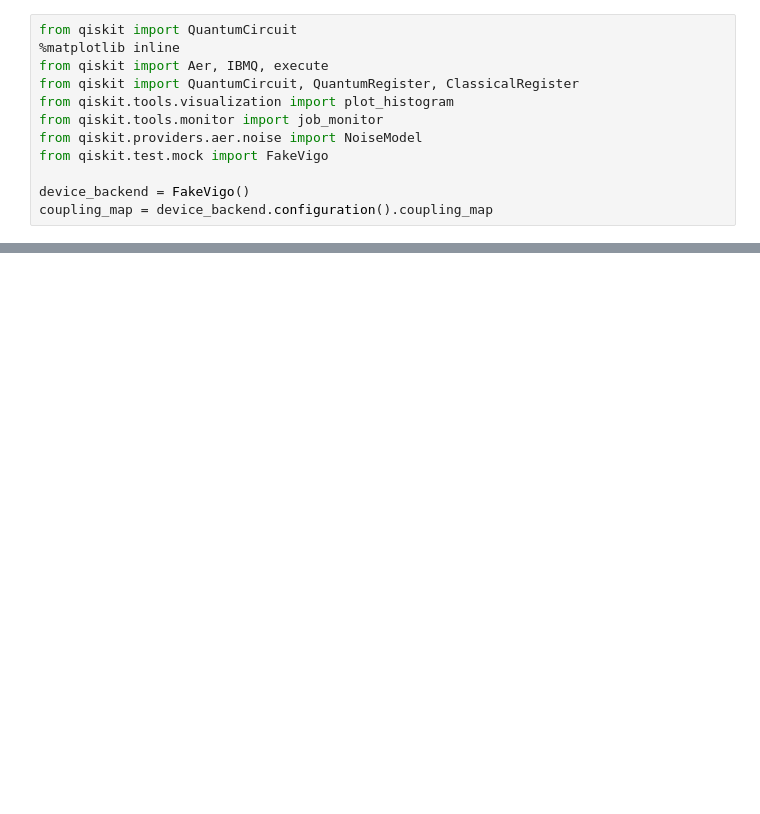
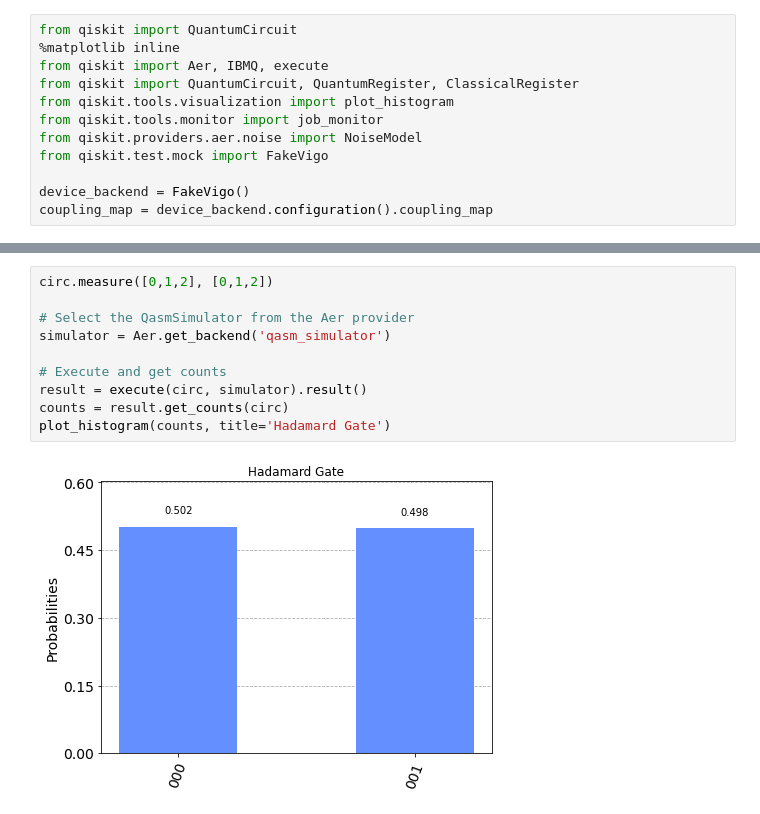
Before and after one commit to maggie-bao202/Quantum-Decoherence, a Jupyter notebook: main.ipynb, the cells around one changed output, grey strips where cells are left out. Drawn from its saved outputs; the diff is of its cells as text; blank space fills up the shorter version.

```diff
--- a/main.ipynb
+++ b/main.ipynb
@@ -12,0 +19,12 @@ coupling_map = device_backend.configuration().coupling_map
+# %%
+circ.measure([0,1,2], [0,1,2])
+
+# Select the QasmSimulator from the Aer provider
+simulator = Aer.get_backend('qasm_simulator')
+
+# Execute and get counts
+result = execute(circ, simulator).result()
+counts = result.get_counts(circ)
+plot_histogram(counts, title='Hadamard Gate')
+# %% [output]
+[figure, added]
```
Also changed, not shown: parts of 7 cells of this notebook.
